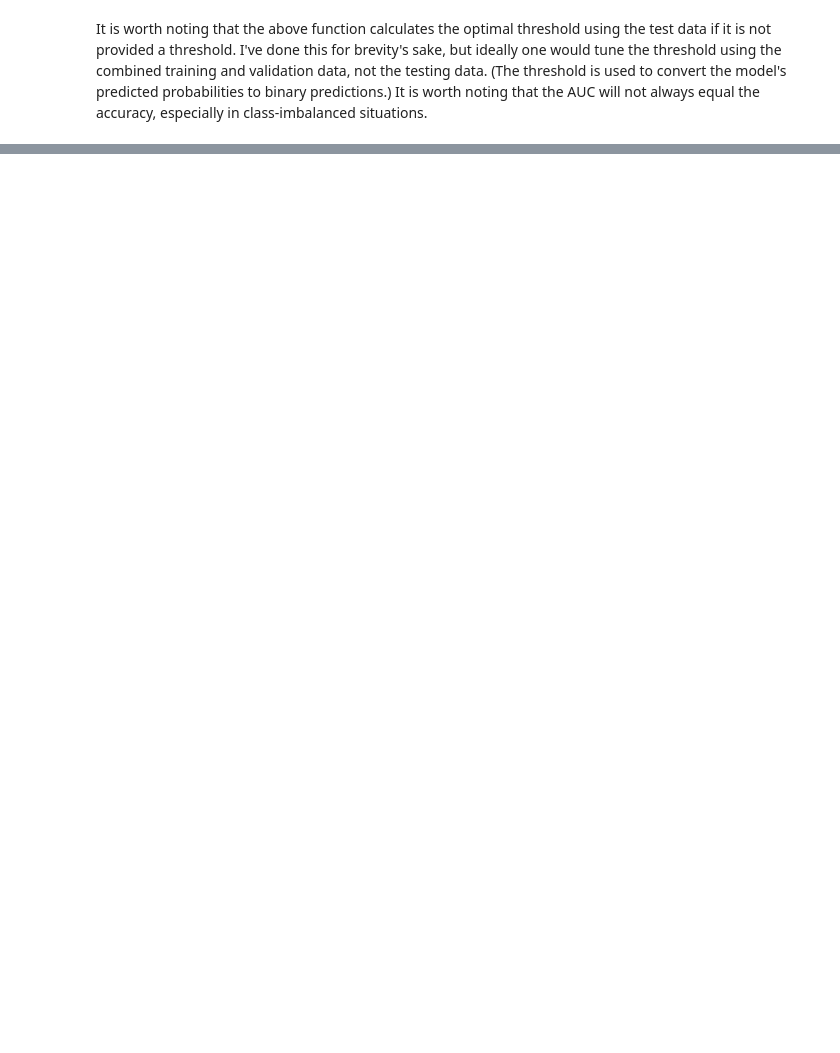
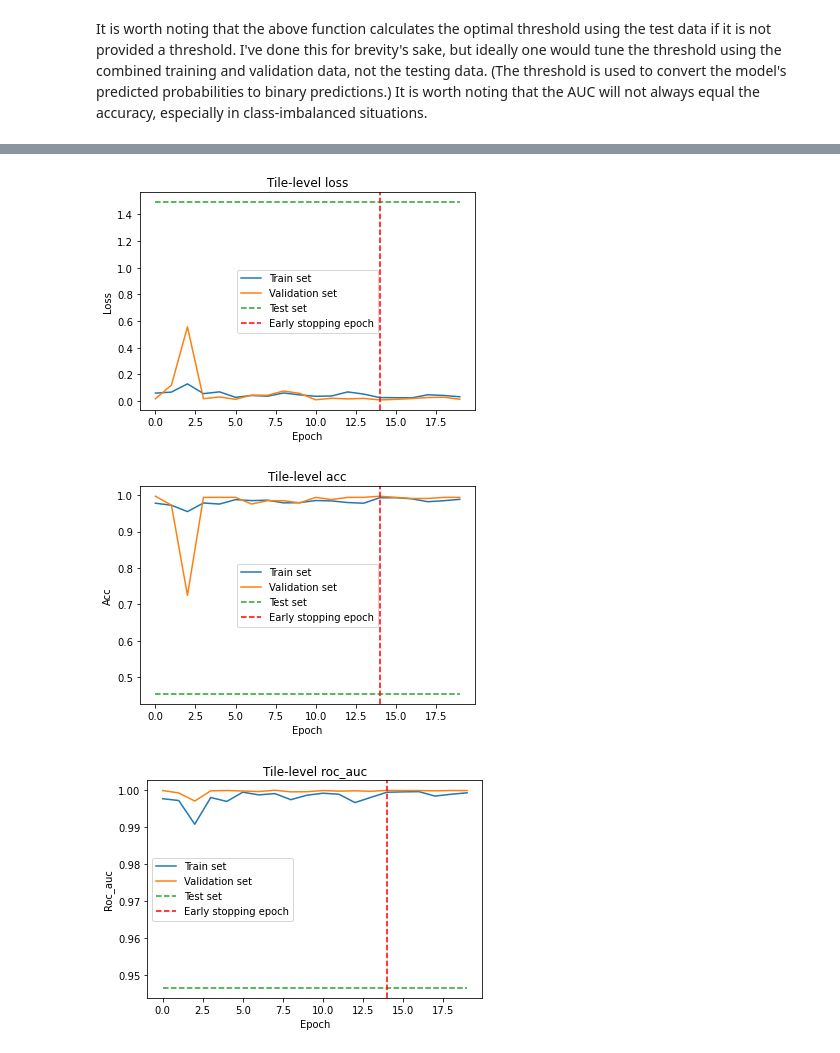
Before and after one commit to IsaiahPressman/Deep_learning_WSI_tutorial, a Jupyter notebook: Deep_learning_WSI_tutorial.ipynb, the cells around one changed output, grey strips where cells are left out. Cells and saved outputs as stored; diff of their text form; code cells hidden in the pictures; blank space fills up the shorter version.

Commit message:
Finished performance visualization section

```diff
--- a/Deep_learning_WSI_tutorial.ipynb
+++ b/Deep_learning_WSI_tutorial.ipynb
@@ -673,0 +687,16 @@ It is also worth visualizing our model's performance over the course of training
+# %%
+for metric in ['loss', 'acc', 'roc_auc']:
+    plt.plot(log_df[f'train_{metric}'].values, label='Train set')
+    plt.plot(log_df[f'validation_{metric}'].values, label='Validation set')
+    test_vals = log_df[f'test_{metric}'].values
+    plt.plot(np.zeros_like(test_vals) + test_vals[-1], label='Test set', linestyle='dashed')
+    plt.axvline(np.argmin(log_df[f'validation_loss'].values), label='Early stopping epoch', linestyle='dashed', color='red')
+    plt.legend()
+    plt.title(f'Tile-level {metric}')
+    plt.xlabel('Epoch')
+    plt.ylabel(metric.capitalize())
+    plt.show()
+# %% [output]
+[figure, added]
+[figure, added]
+[figure, added]
```
Also changed, not shown: parts of 12 cells of this notebook.
